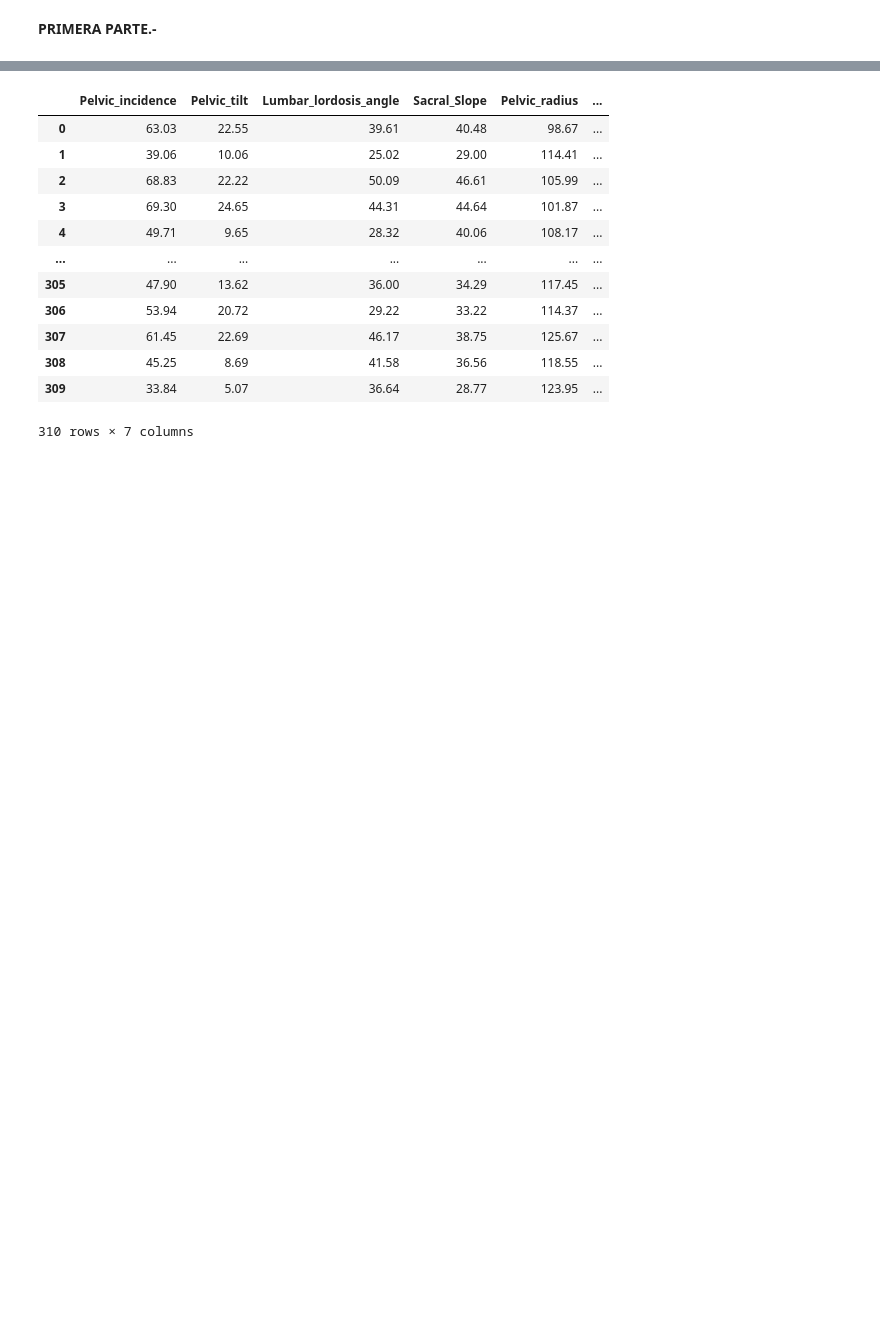
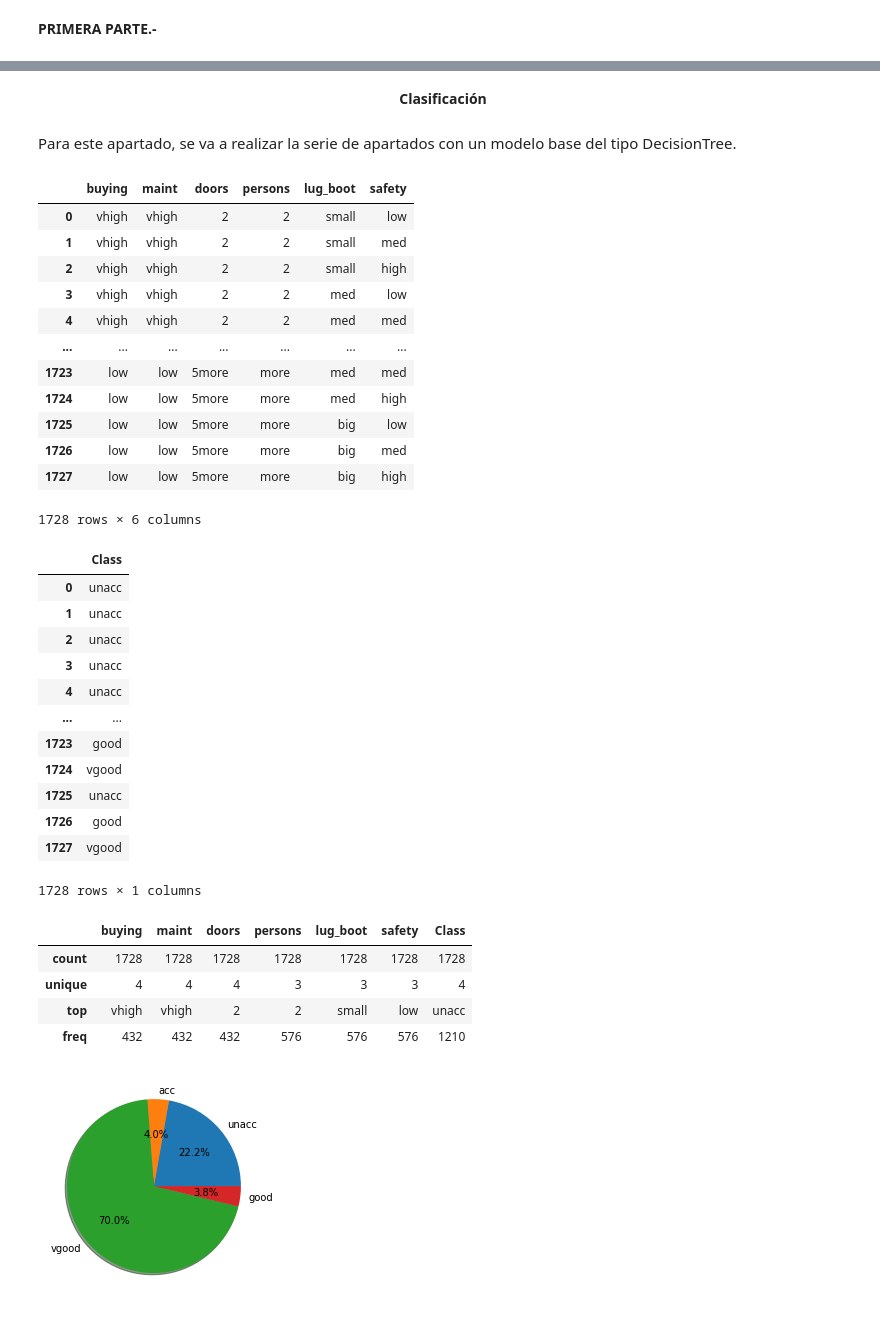
Before and after one commit to Vic-silo/Master_EIP, a Jupyter notebook: 11_Prog_ML/10_Ensembles/VictorSimoLozano_A10_PPML.ipynb, the cells around one changed output, grey strips where cells are left out. Drawn from its saved outputs; the diff is of its cells as text; code cells hidden in the pictures; blank space fills up the shorter version.

```diff
--- a/11_Prog_ML/10_Ensembles/VictorSimoLozano_A10_PPML.ipynb
+++ b/11_Prog_ML/10_Ensembles/VictorSimoLozano_A10_PPML.ipynb
@@ -46,21 +54,55 @@ Selecciona dos conjuntos de datos de los múltiples repositorios existentes, uno
-# %%
-# Carga del dataset
-column_names=['Pelvic_incidence','Pelvic_tilt','Lumbar_lordosis_angle','Sacral_Slope','Pelvic_radius','Spondylolisthesis_grade','Class']
-df=read_csv('column_3C.dat', sep='\s+', names=column_names)
-
-# Representación de los datos
-df
-# %% [output]
-|  | Pelvic_incidence | Pelvic_tilt | Lumbar_lordosis_angle | Sacral_Slope | Pelvic_radius | ... |
-| 0 | 63.03 | 22.55 | 39.61 | 40.48 | 98.67 | ... |
-| 1 | 39.06 | 10.06 | 25.02 | 29.00 | 114.41 | ... |
-| 2 | 68.83 | 22.22 | 50.09 | 46.61 | 105.99 | ... |
-| 3 | 69.30 | 24.65 | 44.31 | 44.64 | 101.87 | ... |
-| 4 | 49.71 | 9.65 | 28.32 | 40.06 | 108.17 | ... |
-| ... | ... | ... | ... | ... | ... | ... |
-| 305 | 47.90 | 13.62 | 36.00 | 34.29 | 117.45 | ... |
-| 306 | 53.94 | 20.72 | 29.22 | 33.22 | 114.37 | ... |
-| 307 | 61.45 | 22.69 | 46.17 | 38.75 | 125.67 | ... |
-| 308 | 45.25 | 8.69 | 41.58 | 36.56 | 118.55 | ... |
-| 309 | 33.84 | 5.07 | 36.64 | 28.77 | 123.95 | ... |
-310 rows × 7 columns
+# %% [markdown]
+<div style="font-size:14px; text-align:center"><b>Clasificación</b><br></div>
+# %% [markdown]
+Para este apartado, se va a realizar la serie de apartados con un modelo base del tipo DecisionTree.
+# %%
+# Carga del dataset
+column_names=['buying','maint','doors','persons','lug_boot','safety','Class']
+df=pd.read_csv('car.data', sep=',', names=column_names)
+
+# Separación en datos de entrada y salida del dataframe
+X=df[df.columns[:-1]]
+y=df[df.columns[-1:]]
+
+# Representación de los datos
+display(X, y, df.describe())
+
+# Agrupación de la columna deseada y ver distribución de los datos
+class_distribution=y.groupby('Class').size()
+
+plt.pie(class_distribution, labels=y['Class'].unique(), autopct='%1.1f%%', shadow=True)
+
+plt.show()
+# %% [output]
+|  | buying | maint | doors | persons | lug_boot | safety |
+| 0 | vhigh | vhigh | 2 | 2 | small | low |
+| 1 | vhigh | vhigh | 2 | 2 | small | med |
+| 2 | vhigh | vhigh | 2 | 2 | small | high |
+| 3 | vhigh | vhigh | 2 | 2 | med | low |
+| 4 | vhigh | vhigh | 2 | 2 | med | med |
+| ... | ... | ... | ... | ... | ... | ... |
+| 1723 | low | low | 5more | more | med | med |
+| 1724 | low | low | 5more | more | med | high |
+| 1725 | low | low | 5more | more | big | low |
+| 1726 | low | low | 5more | more | big | med |
+| 1727 | low | low | 5more | more | big | high |
+1728 rows × 6 columns
+|  | Class |
+| 0 | unacc |
+| 1 | unacc |
+| 2 | unacc |
+| 3 | unacc |
+| 4 | unacc |
+| ... | ... |
+| 1723 | good |
+| 1724 | vgood |
+| 1725 | unacc |
+| 1726 | good |
+| 1727 | vgood |
+1728 rows × 1 columns
+|  | buying | maint | doors | persons | lug_boot | safety | Class |
+| count | 1728 | 1728 | 1728 | 1728 | 1728 | 1728 | 1728 |
+| unique | 4 | 4 | 4 | 3 | 3 | 3 | 4 |
+| top | vhigh | vhigh | 2 | 2 | small | low | unacc |
+| freq | 432 | 432 | 432 | 576 | 576 | 576 | 1210 |
+[figure, added]
```
Also changed, not shown: parts of 25 cells of this notebook.
